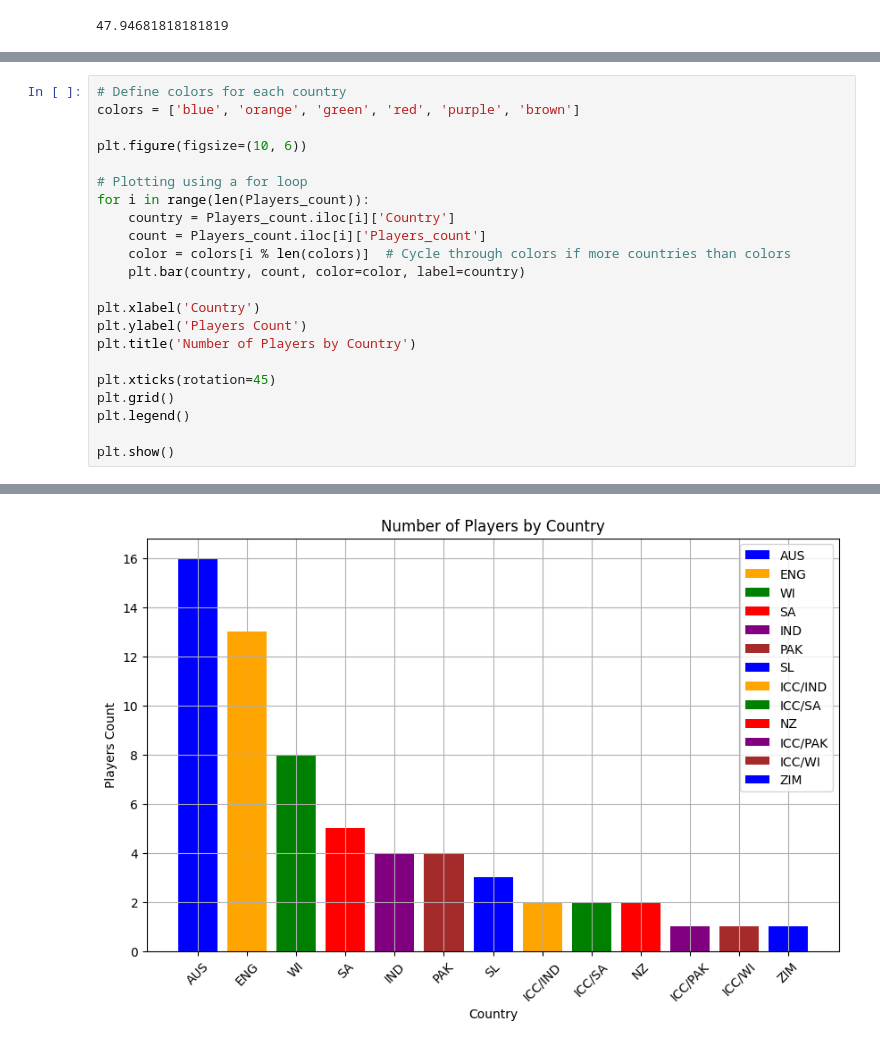
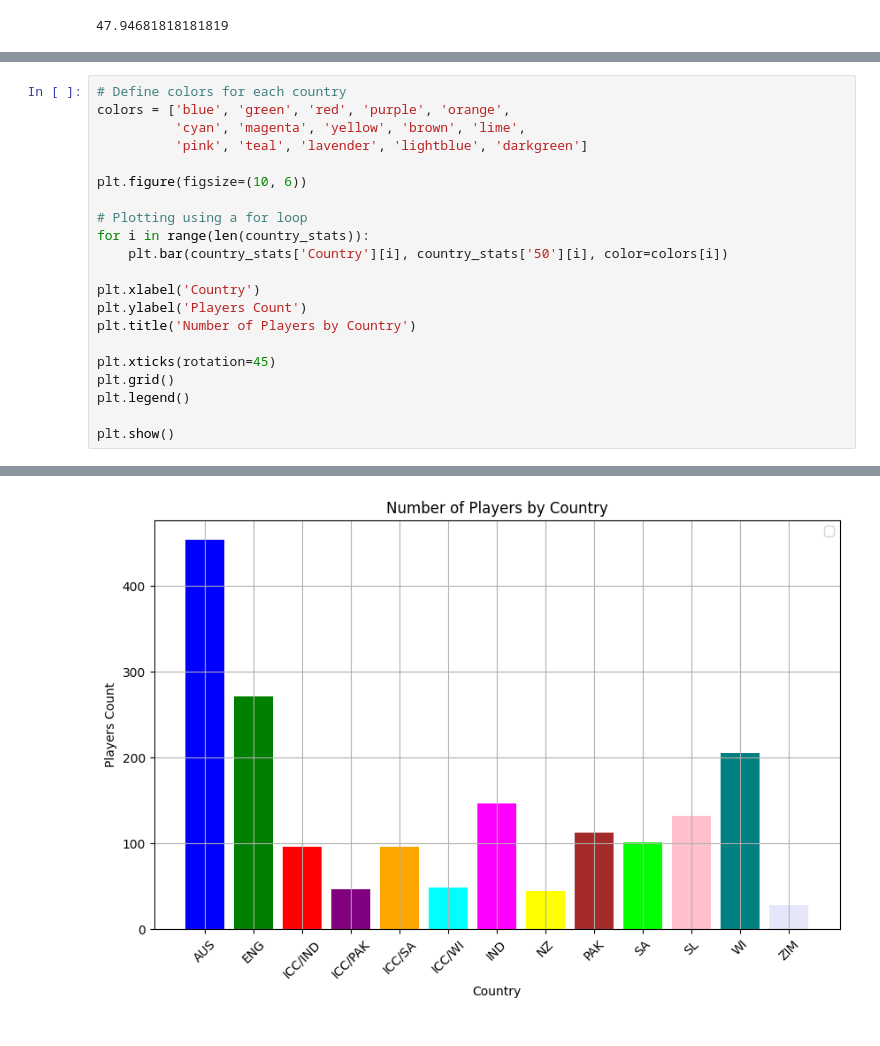
Before and after one commit to Udhay2898/Statistical-Insights-into-Test-Cricket-Performance, a Jupyter notebook: ICC_Test_Stats.ipynb, the cells around one changed output, grey strips where cells are left out. Cells and saved outputs as stored; diff of their text form.

```diff
--- a/ICC_Test_Stats.ipynb
+++ b/ICC_Test_Stats.ipynb
@@ -273,16 +283,15 @@ plt.show()
 [figure]
 # %%
 # Define colors for each country
-colors = ['blue', 'orange', 'green', 'red', 'purple', 'brown']
+colors = ['blue', 'green', 'red', 'purple', 'orange',
+          'cyan', 'magenta', 'yellow', 'brown', 'lime',
+          'pink', 'teal', 'lavender', 'lightblue', 'darkgreen']
 
 plt.figure(figsize=(10, 6))
 
 # Plotting using a for loop
-for i in range(len(Players_count)):
-    country = Players_count.iloc[i]['Country']
-    count = Players_count.iloc[i]['Players_count']
-    color = colors[i % len(colors)]  # Cycle through colors if more countries than colors
-    plt.bar(country, count, color=color, label=country)
+for i in range(len(country_stats)):
+    plt.bar(country_stats['Country'][i], country_stats['50'][i], color=colors[i])
 
 plt.xlabel('Country')
 plt.ylabel('Players Count')
@@ -297,4 +307,4 @@ plt.show()
-[figure, old version]
+[figure, new version]
 # %%
 plt.figure(figsize=(8, 8))
 
```
Also changed, not shown: parts of 9 cells of this notebook.
